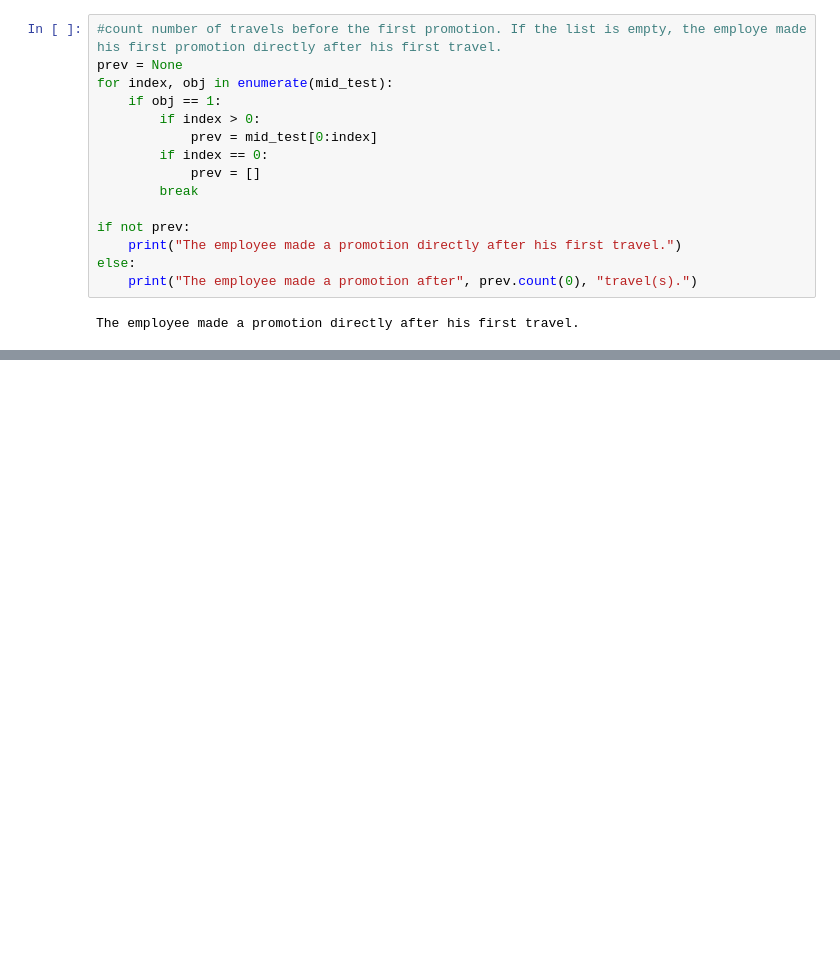
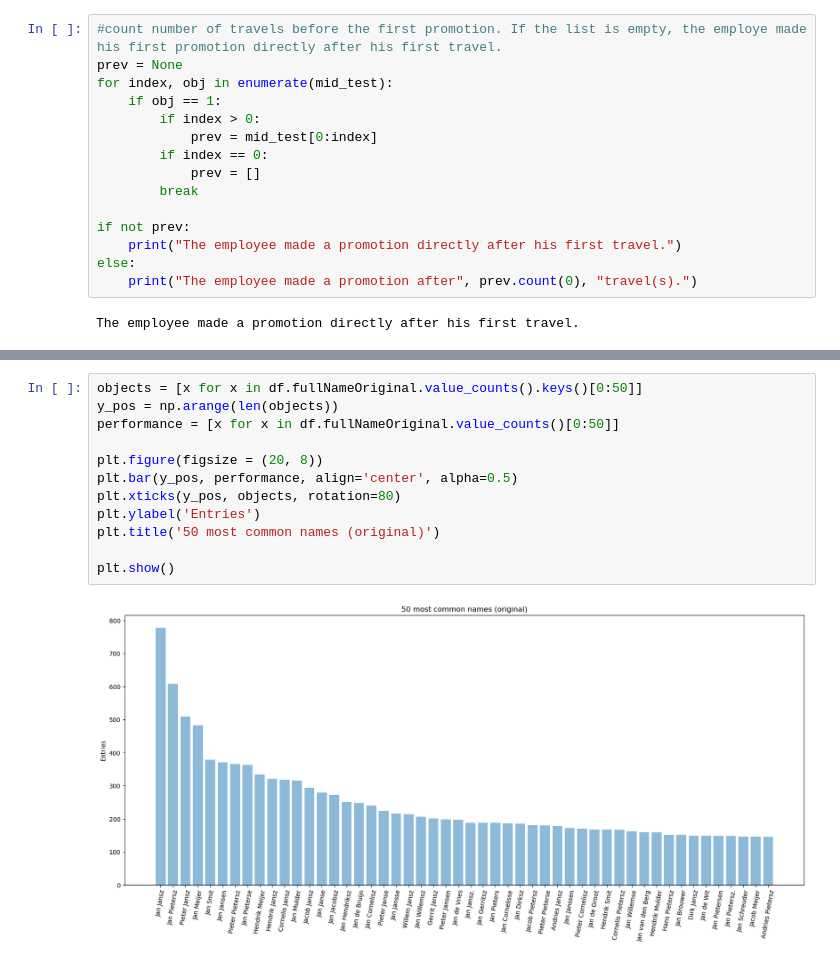
Before and after one commit to evavandijk/VOC_datastories, a Jupyter notebook: thesis_data.ipynb, the cells around one changed output, grey strips where cells are left out. Drawn from its saved outputs; the diff is of its cells as text; blank space fills up the shorter version.

```diff
--- a/thesis_data.ipynb
+++ b/thesis_data.ipynb
@@ -361,0 +371,14 @@ The employee made a promotion directly after his first travel.
+# %%
+objects = [x for x in df.fullNameOriginal.value_counts().keys()[0:50]]
+y_pos = np.arange(len(objects))
+performance = [x for x in df.fullNameOriginal.value_counts()[0:50]]
+
+plt.figure(figsize = (20, 8))
+plt.bar(y_pos, performance, align='center', alpha=0.5)
+plt.xticks(y_pos, objects, rotation=80)
+plt.ylabel('Entries')
+plt.title('50 most common names (original)')
+
+plt.show()
+# %% [output]
+[figure, added]
```
Also changed, not shown: parts of 23 cells of this notebook.
